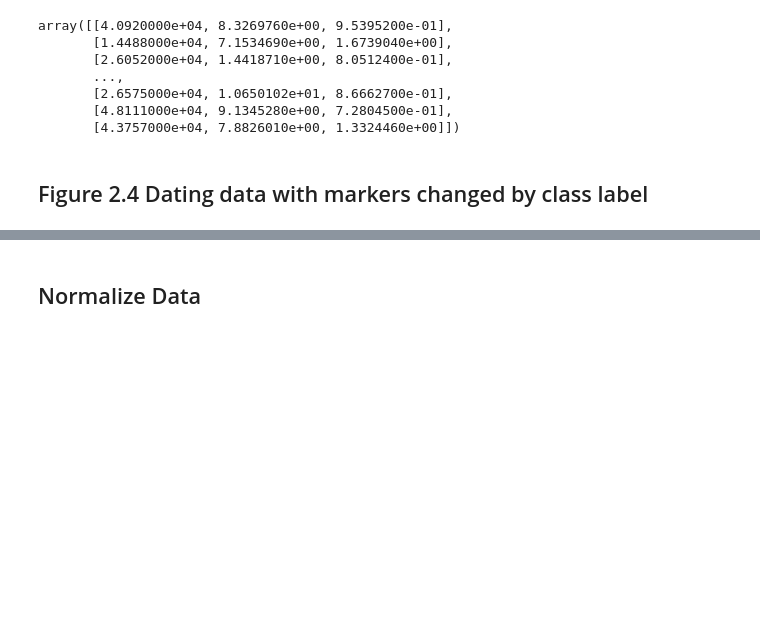
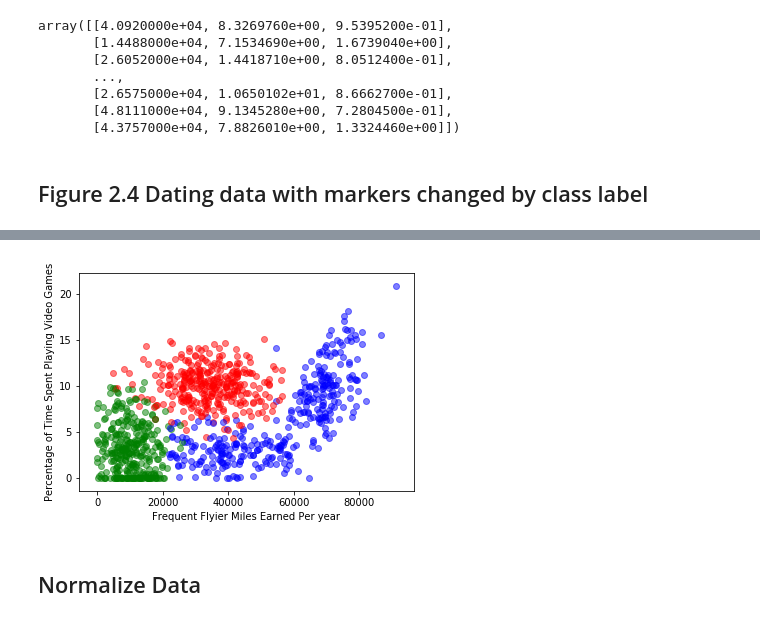
Before and after one commit to junyanyao/ML_Algorithms, a Jupyter notebook: KNN.ipynb, the cells around one changed output, grey strips where cells are left out. Drawn from its saved outputs; the diff is of its cells as text; code cells hidden in the pictures; blank space fills up the shorter version.

```diff
--- a/KNN.ipynb
+++ b/KNN.ipynb
@@ -114,3 +115,11 @@ plt.show()
+# %%
+for xy, color in zip(datingDataMat, datingLabels):
+    plt.scatter(xy[0], xy[1],c = lookup[color], alpha =0.5)
+plt.xlabel('Frequent Flyier Miles Earned Per year')
+plt.ylabel('Percentage of Time Spent Playing Video Games')
+plt.show()
+# %% [output]
+[figure, added]
 # %% [markdown]
 
 ## Normalize Data
```
Also changed, not shown: parts of 2 cells of this notebook, 1 other file.
